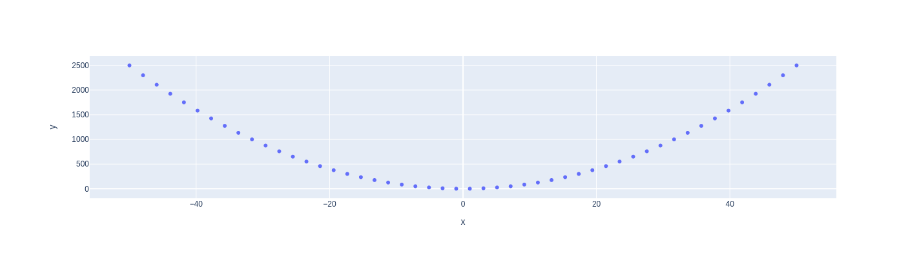
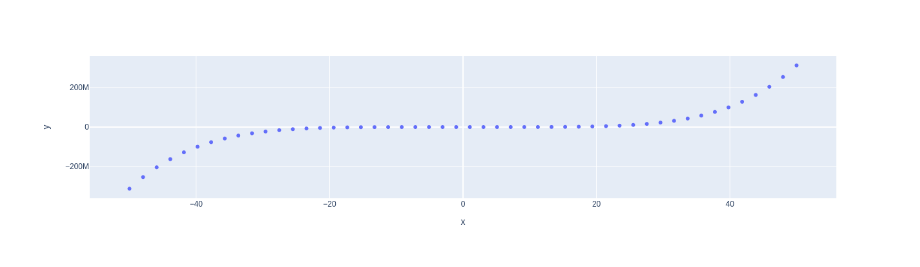
Before and after one commit to nniicckkaa/my-notebooks-repo, a Jupyter notebook: experiment1.ipynb, the cells around one changed output. Drawn from its saved outputs; the diff is of its cells as text; code cells hidden in the pictures.

```diff
--- a/experiment1.ipynb
+++ b/experiment1.ipynb
@@ -1,28 +1,28 @@
 # %%
 import numpy as np
 
 import plotly.express as px
 
 
 
 # x-axis data points
 
 x = np.linspace(start=-50, stop=50)
 
 
 
 # y-axis data points
 
-y = x ** 2
+y = x ** 5
 
 
 
 # define the plot
 
 fig = px.scatter(x=x, y=y)
 
 
 
 fig.show()
 # %% [output]
-[figure, old version]
+[figure, new version]
```
